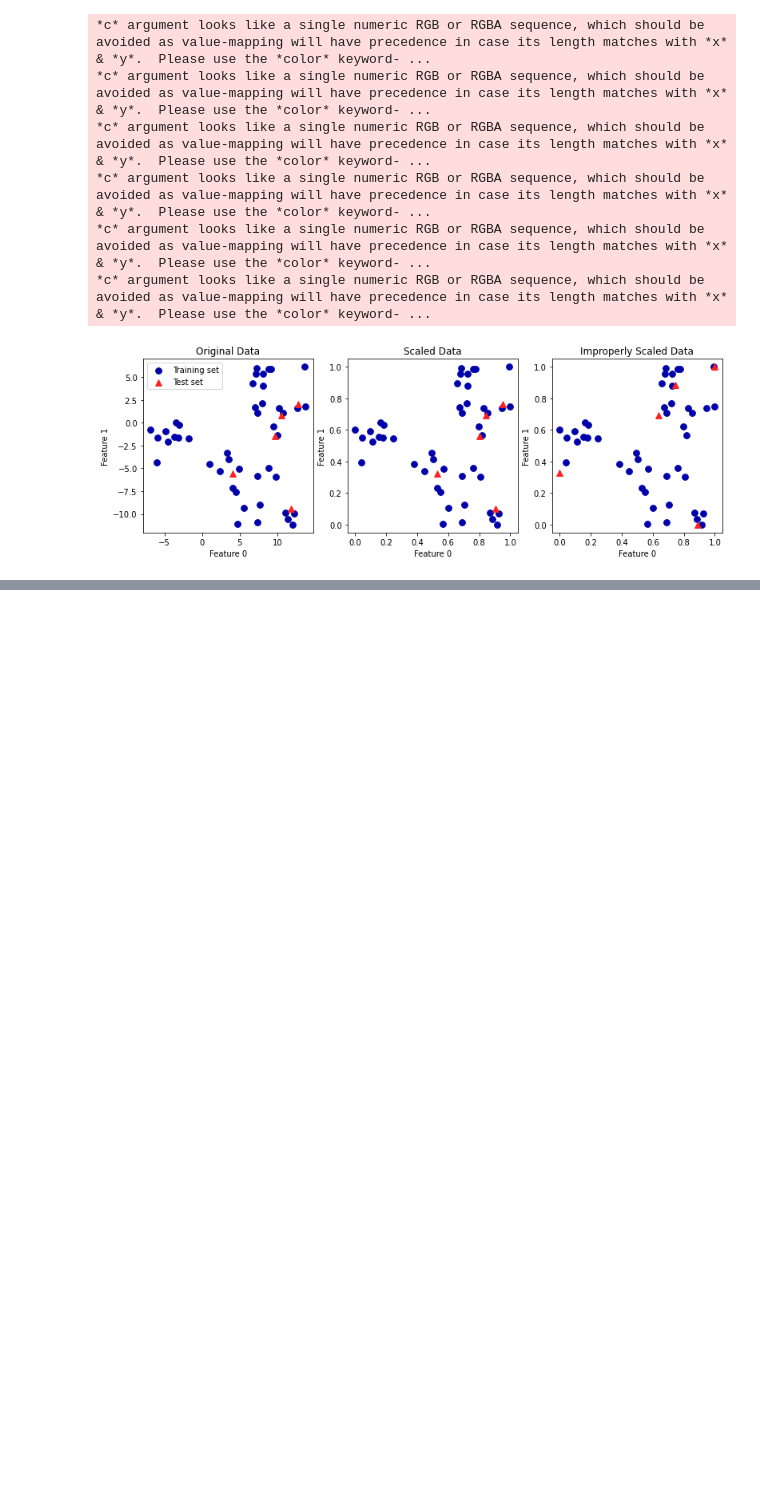
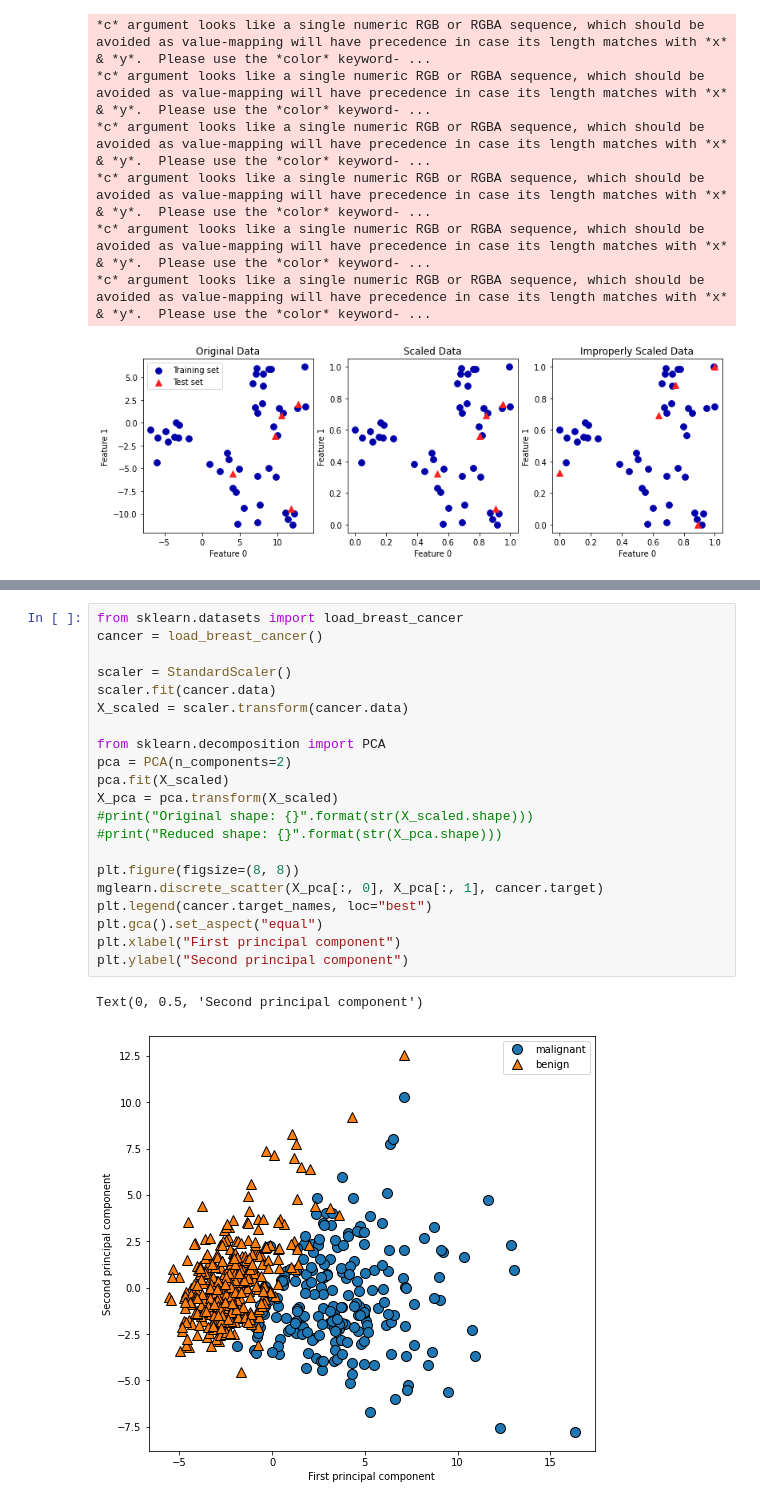
Before and after one commit to Reimei1213/Introduction_to_Machine_Learning_with_Python, a Jupyter notebook: NoTeacher.ipynb, the cells around one changed output, grey strips where cells are left out. Saved outputs shown, nothing was run; the diff lists cells and outputs as text; blank space fills up the shorter version.

```diff
--- a/NoTeacher.ipynb
+++ b/NoTeacher.ipynb
@@ -74,0 +129,24 @@ for ax in axes:
+# %%
+from sklearn.datasets import load_breast_cancer
+cancer = load_breast_cancer()
+
+scaler = StandardScaler()
+scaler.fit(cancer.data)
+X_scaled = scaler.transform(cancer.data)
+
+from sklearn.decomposition import PCA
+pca = PCA(n_components=2)
+pca.fit(X_scaled)
+X_pca = pca.transform(X_scaled)
+#print("Original shape: {}".format(str(X_scaled.shape)))
+#print("Reduced shape: {}".format(str(X_pca.shape)))
+
+plt.figure(figsize=(8, 8))
+mglearn.discrete_scatter(X_pca[:, 0], X_pca[:, 1], cancer.target)
+plt.legend(cancer.target_names, loc="best")
+plt.gca().set_aspect("equal")
+plt.xlabel("First principal component")
+plt.ylabel("Second principal component")
+# %% [output]
+Text(0, 0.5, 'Second principal component')
+[figure, added]
```
Also changed, not shown: parts of 4 cells of this notebook, 2 other files.
